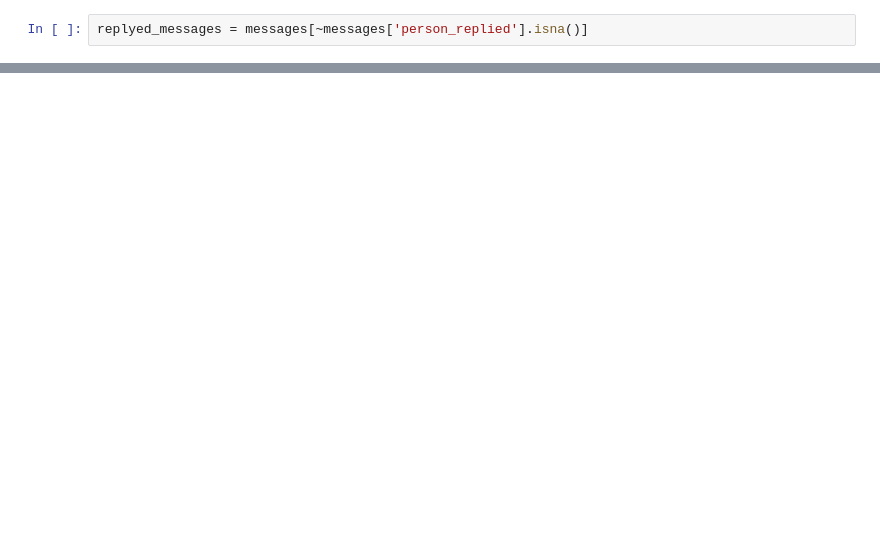
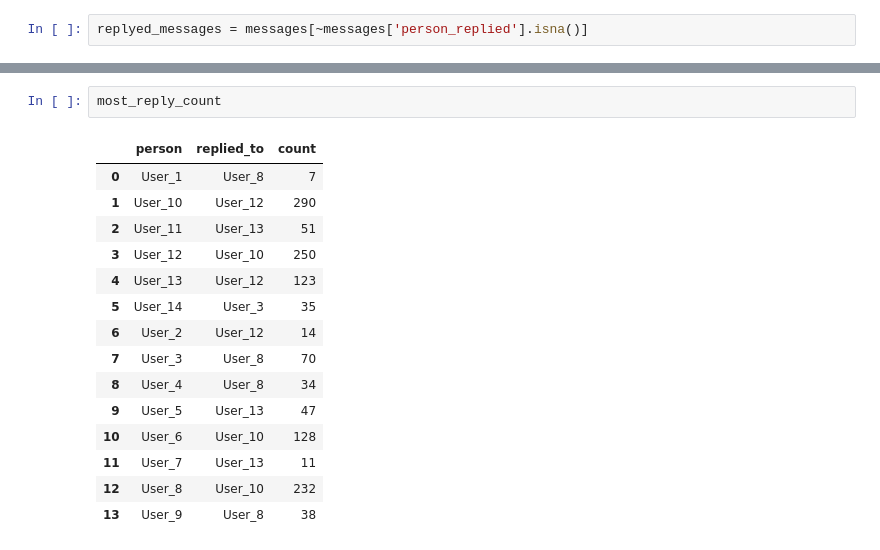
Before and after one commit to TheDataBlog/group_chat_analysis, a Jupyter notebook: main.ipynb, the cells around one changed output, grey strips where cells are left out. Drawn from its saved outputs; the diff is of its cells as text; blank space fills up the shorter version.

```diff
--- a/main.ipynb
+++ b/main.ipynb
@@ -93,0 +123,18 @@ trial = pd.DataFrame(replyed_messages.groupby(by=['person', 'person_replied']).a
+# %%
+most_reply_count
+# %% [output]
+|  | person | replied_to | count |
+| 0 | User_1 | User_8 | 7 |
+| 1 | User_10 | User_12 | 290 |
+| 2 | User_11 | User_13 | 51 |
+| 3 | User_12 | User_10 | 250 |
+| 4 | User_13 | User_12 | 123 |
+| 5 | User_14 | User_3 | 35 |
+| 6 | User_2 | User_12 | 14 |
+| 7 | User_3 | User_8 | 70 |
+| 8 | User_4 | User_8 | 34 |
+| 9 | User_5 | User_13 | 47 |
+| 10 | User_6 | User_10 | 128 |
+| 11 | User_7 | User_13 | 11 |
+| 12 | User_8 | User_10 | 232 |
+| 13 | User_9 | User_8 | 38 |
```
Also changed, not shown: parts of 6 cells of this notebook.
